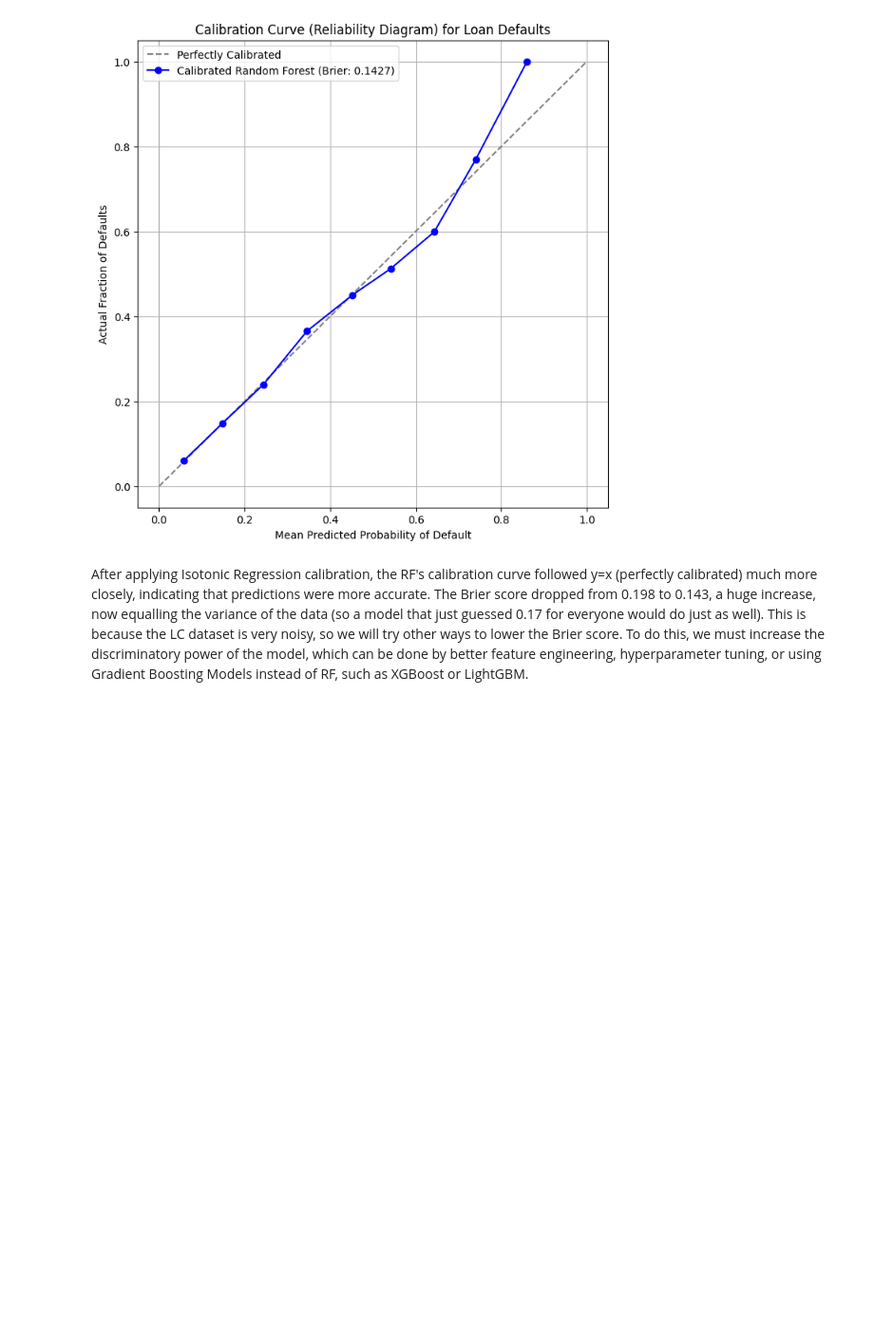
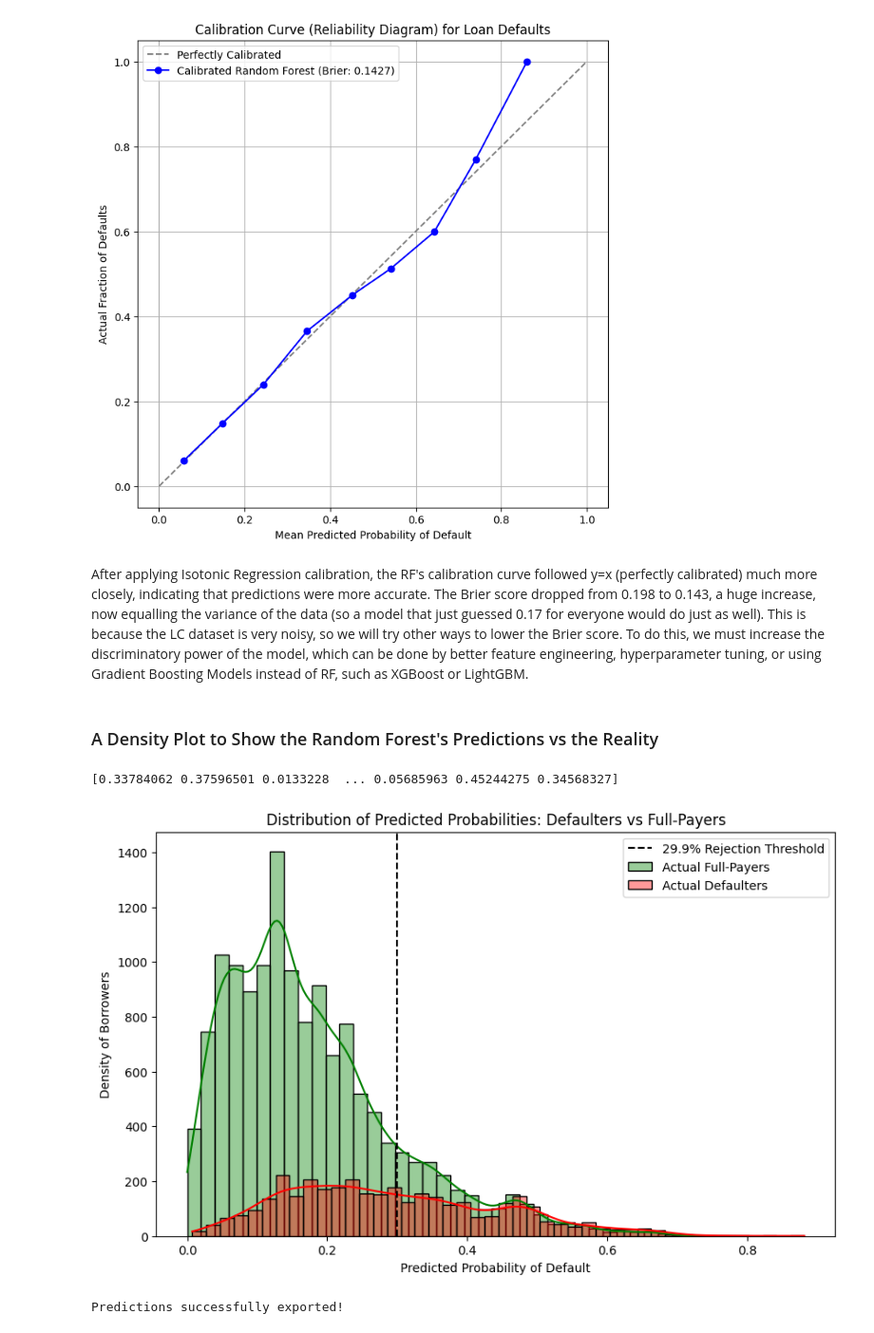
Before and after one commit to lricketson/LC-risk-analysis-project, a Jupyter notebook: randomforest.ipynb, the cells around one changed output. Shown at 95% size. Drawn from its saved outputs; the diff is of its cells as text; code cells hidden in the pictures; blank space fills up the shorter version.

```diff
--- a/randomforest.ipynb
+++ b/randomforest.ipynb
@@ -196,3 +196,55 @@ plt.show()
 [figure]
 # %% [markdown]
 After applying Isotonic Regression calibration, the RF's calibration curve followed y=x (perfectly calibrated) much more closely, indicating that predictions were more accurate. The Brier score dropped from 0.198 to 0.143, a huge increase, now equalling the variance of the data (so a model that just guessed 0.17 for everyone would do just as well). This is because the LC dataset is very noisy, so we will try other ways to lower the Brier score. To do this, we must increase the discriminatory power of the model, which can be done by better feature engineering, hyperparameter tuning, or using Gradient Boosting Models instead of RF, such as XGBoost or LightGBM.
+# %% [markdown]
+### A Density Plot to Show the Random Forest's Predictions vs the Reality
+# %%
+import seaborn as sns
+
+print(calibrated_probs)
+
+plt.figure(figsize=(10, 6))
+sns.histplot(
+    calibrated_probs[y_test == 0],
+    label="Actual Full-Payers",
+    color="green",
+    stat="count",  # This forces the Y-axis to show actual population volume!
+    kde=True,  # This keeps the smooth mountain line you like
+    alpha=0.4,  # Makes the colors slightly transparent so you can see overlap
+    binwidth=0.02,  # Groups predictions into 2% buckets to keep it smooth
+)
+
+sns.histplot(
+    calibrated_probs[y_test == 1],
+    label="Actual Defaulters",
+    color="red",
+    stat="count",
+    kde=True,
+    alpha=0.4,
+    binwidth=0.02,
+)
+plt.axvline(x=0.299, color="black", linestyle="--", label="29.9% Rejection Threshold")
+plt.title("Distribution of Predicted Probabilities: Defaulters vs Full-Payers")
+plt.xlabel("Predicted Probability of Default")
+plt.ylabel("Density of Borrowers")
+plt.legend()
+plt.show()
+# %% [output]
+[0.33784062 0.37596501 0.0133228  ... 0.05685963 0.45244275 0.34568327]
+[figure, added]
+# %%
+# 1. Create a DataFrame holding your predictions, matched to the exact row index of your test set
+export_df = pd.DataFrame(
+    {
+        "rf_prob": calibrated_probs,  # Your array of probabilities
+        "actual_default": y_test,  # The true 0 or 1 labels (optional, but good for safety)
+    },
+    index=X_test.index,
+)
+
+# 2. Save it to a CSV file in your project folder
+export_df.to_csv("rf_predictions.csv")
+
+print("Predictions successfully exported!")
+# %% [output]
+Predictions successfully exported!
```
Also changed, not shown: 4 other files.
